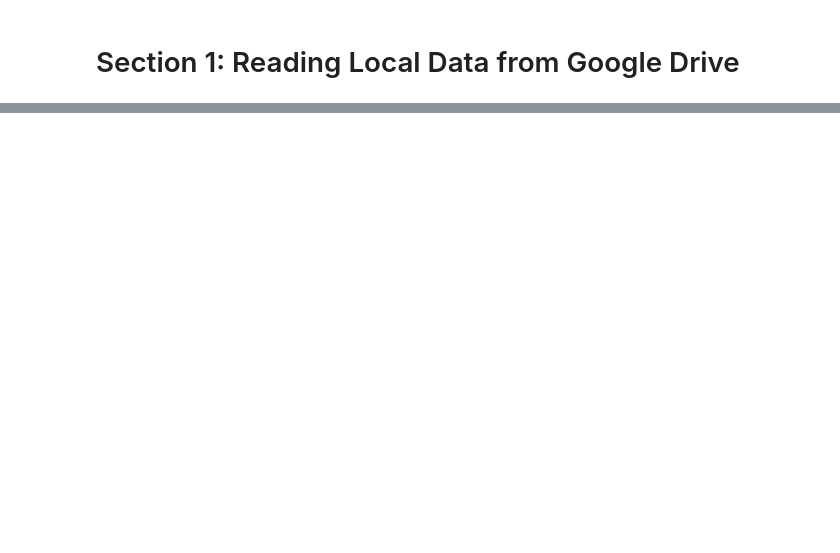
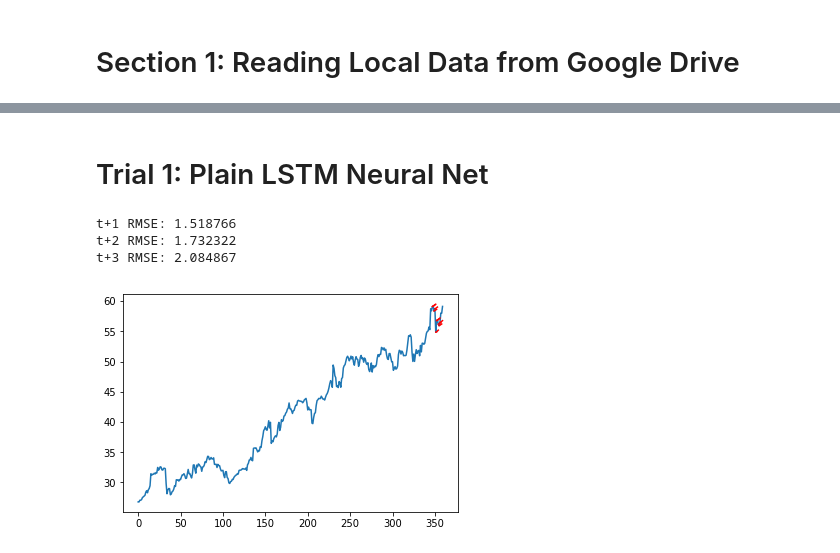
Before and after one commit to hungngo97/Network-Graphical-Dependencies, a Jupyter notebook: main.ipynb, the cells around one changed output, grey strips where cells are left out. Cells and saved outputs as stored; diff of their text form; code cells hidden in the pictures; blank space fills up the shorter version.

Commit message:
Implemented LSTM for regression

```diff
--- a/main.ipynb
+++ b/main.ipynb
@@ -139,0 +234,5 @@ date
+# %%
+# TSNE
+from sklearn.manifold import TSNE
+tsne = TSNE(n_components=2, verbose=1, perplexity=40, n_iter=300)
+tsne_results = tsne.fit_transform(X.T)
@@ -139,0 +323,2 @@ date
+# %%
+data = series_to_supervised(df)
@@ -139,0 +347,16 @@ date
+# %%
+# configure
+n_lag = 1
+n_seq = 3
+n_test = 10
+# prepare data
+train_appl, test_appl = prepare_data(df['appl'], n_test, n_lag, n_seq)
+train_dow, test_dow = prepare_data(df['dow'], n_test, n_lag, n_seq)
+train_ge, test_ge = prepare_data(df['ge'], n_test, n_lag, n_seq)
+train_googl, test_googl = prepare_data(df['googl'], n_test, n_lag, n_seq)
+train_qcom, test_qcom = prepare_data(df['qcom'], n_test, n_lag, n_seq)
+train_ndaq, test_ndaq = prepare_data(df['ndaq'], n_test, n_lag, n_seq)
+train_sbux, test_sbux = prepare_data(df['sbux'], n_test, n_lag, n_seq)
+train_msft, test_msft = prepare_data(df['msft'], n_test, n_lag, n_seq)
+# %% [markdown]
+# Trial 1: Plain LSTM Neural Net
@@ -139,0 +542,28 @@ date
+# %%
+series = df['ndaq']
+# configure
+n_lag = 1
+n_seq = 3
+n_test = 10
+n_epochs = 1500
+n_batch = 1
+n_neurons = 1
+# prepare data
+scaler, train, test = prepare_data(series, n_test, n_lag, n_seq)
+# fit model
+model = fit_lstm(train, n_lag, n_seq, n_batch, n_epochs, n_neurons)
+# make forecasts
+forecasts = make_forecasts(model, n_batch, train, test, n_lag, n_seq)
+# inverse transform forecasts and test
+forecasts = inverse_transform(series, forecasts, scaler, n_test+2)
+actual = [row[n_lag:] for row in test]
+actual = inverse_transform(series, actual, scaler, n_test+2)
+# evaluate forecasts
+evaluate_forecasts(actual, forecasts, n_lag, n_seq)
+# plot forecasts
+plot_forecasts(series, forecasts, n_test+2)
+# %% [output]
+t+1 RMSE: 1.518766
+t+2 RMSE: 1.732322
+t+3 RMSE: 2.084867
+[figure, added]
```
Also changed, not shown: parts of 36 cells of this notebook.
